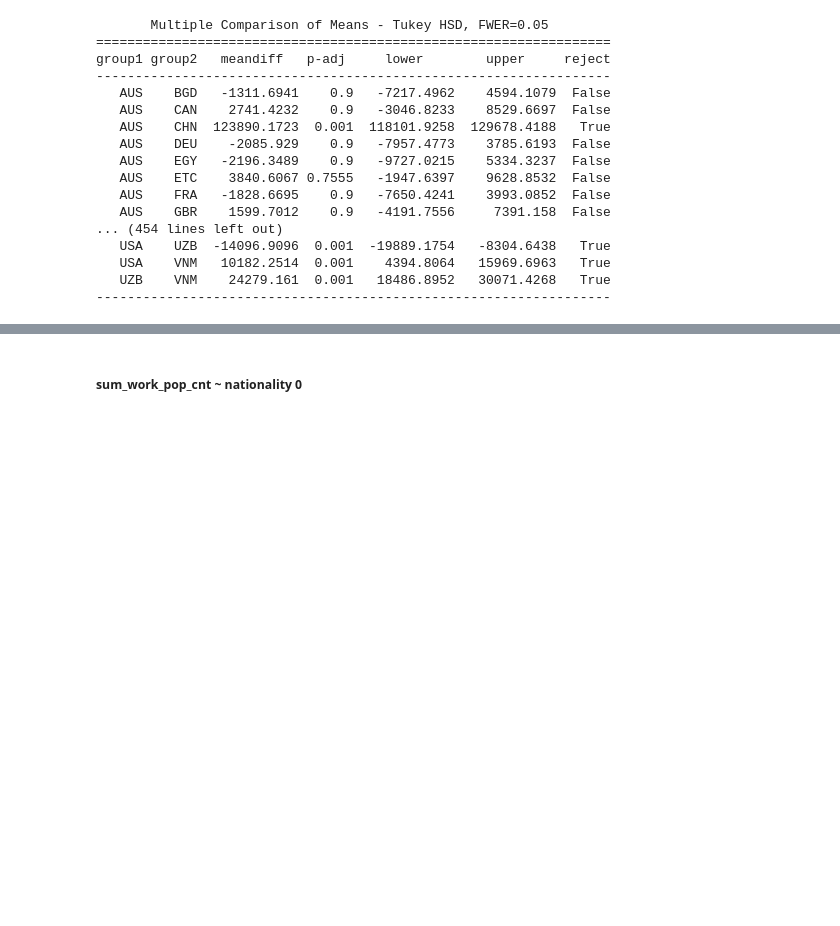
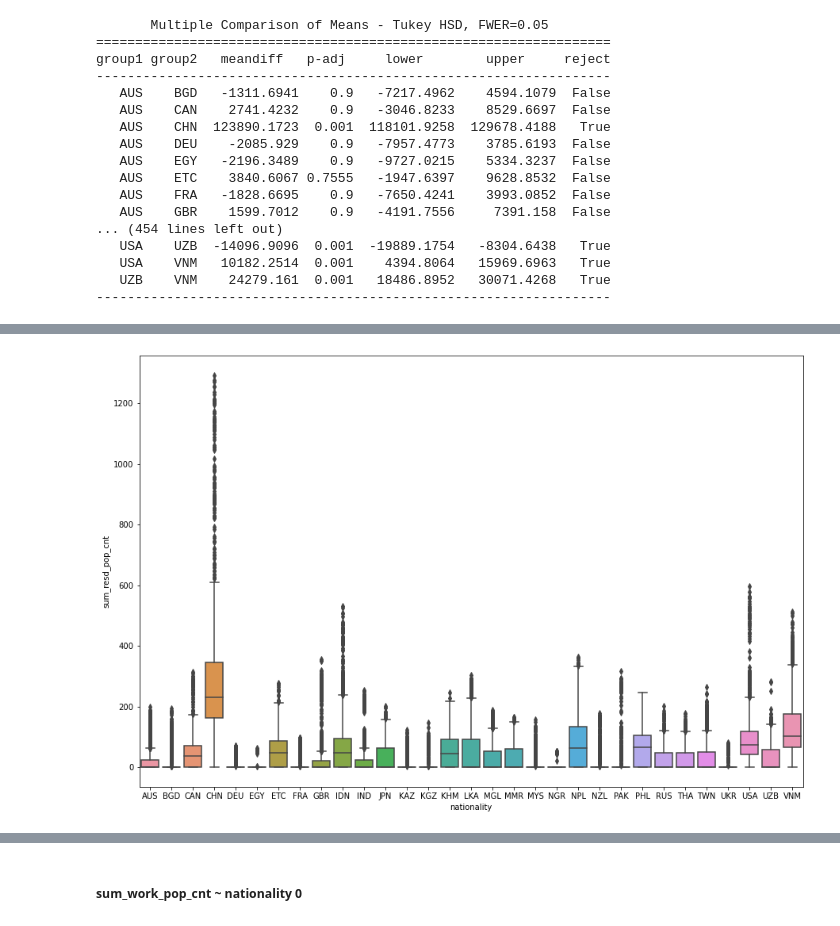
Before and after one commit to JISU1012/BigContest_2021, a Jupyter notebook: 분산분석.ipynb, the cells around one changed output, grey strips where cells are left out. Saved outputs shown, nothing was run; the diff lists cells and outputs as text; code cells hidden in the pictures; blank space fills up the shorter version.

```diff
--- a/분산분석.ipynb
+++ b/분산분석.ipynb
@@ -66,0 +80,18 @@ group1 group2   meandiff   p-adj     lower        upper     reject
+# %%
+x = long_df['nationality']
+y = np.sqrt(long_df['sum_resd_pop_cnt'])
+
+
+sns.boxplot(x, y, data=long_df)
+
+
+#plt.ylim(0,0.6)
+plt.show()
+
+# AUS GBR IND (3)
+# JPN MGL MMR RUS THA TWN LZB (7)
+# BGD DEU EGY FRA KAZ KGZ MYS NGR NZL PAK UKR (11)
+# CAN ETC IDN KHM LKA NPL PHL USA(8)
+# CHN VNM (2)
+# %% [output]
+[figure, added]
```
Also changed, not shown: parts of 37 cells of this notebook.
